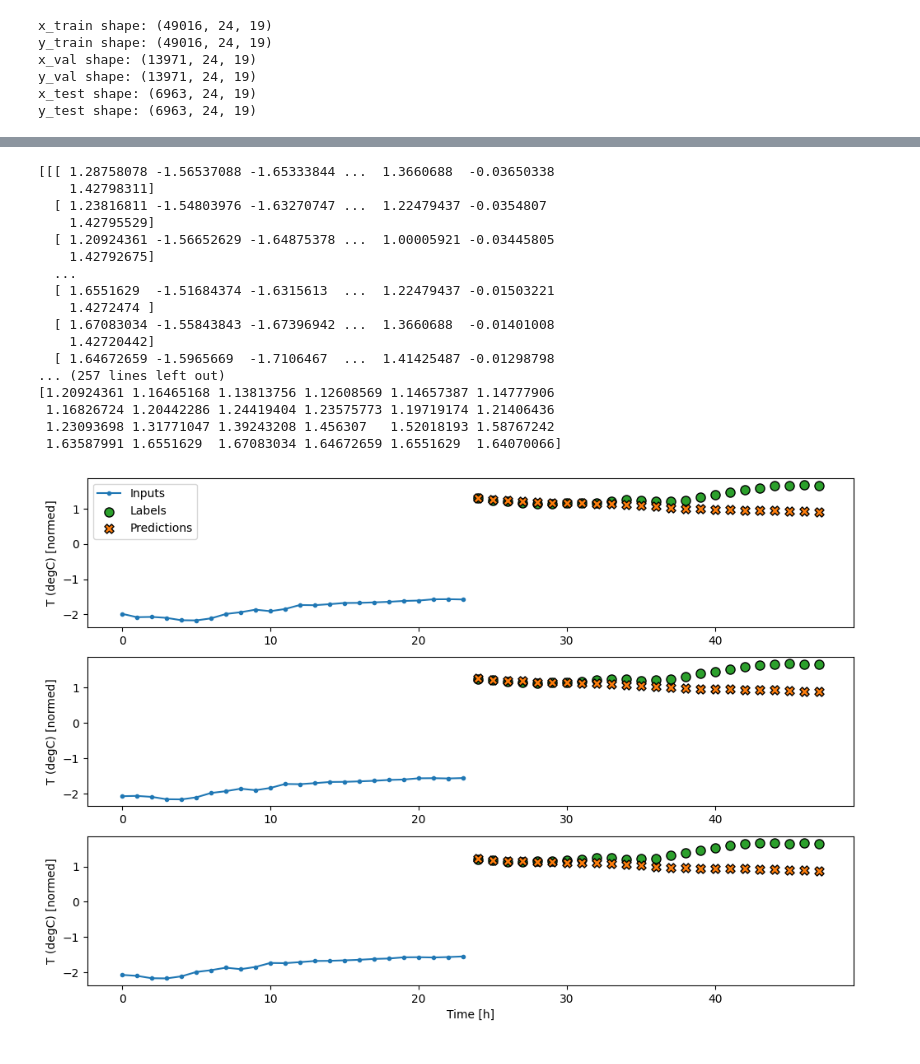
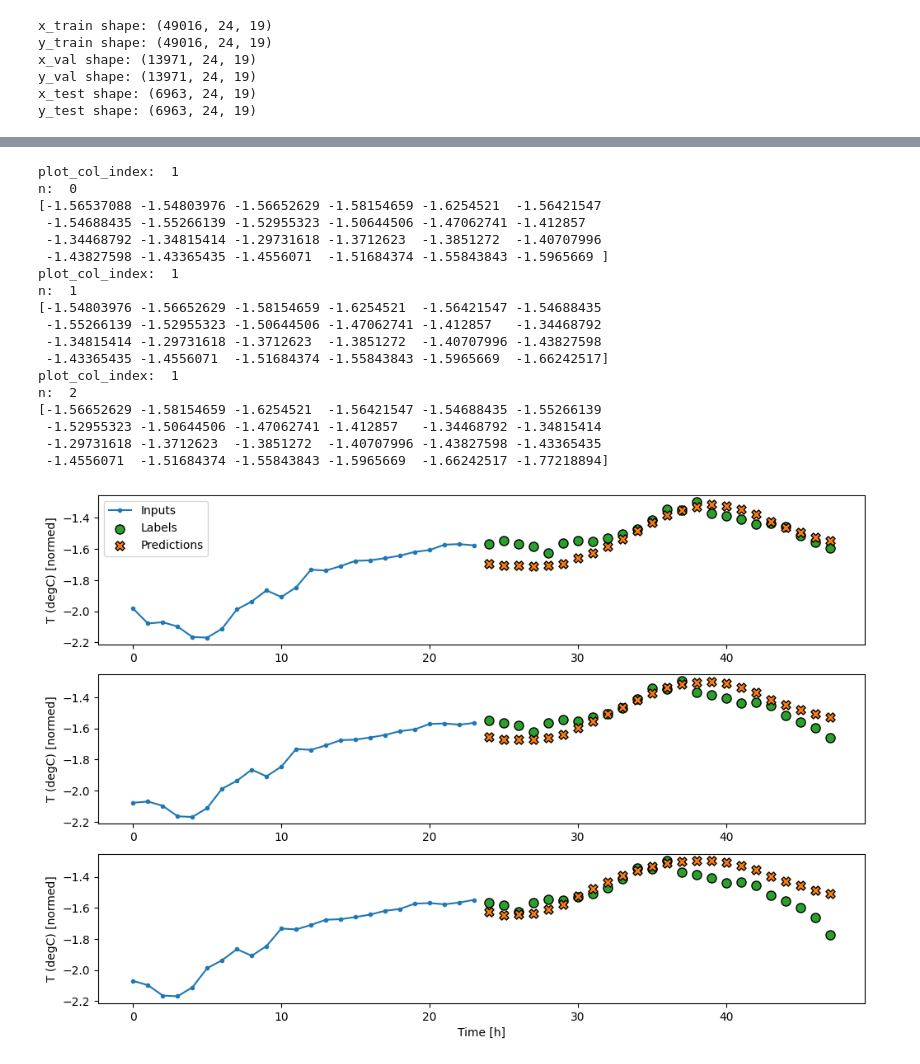
Before and after one commit to bmw-ece-ntust/internship, a Jupyter notebook: jupyternotebook/study_tensorflow/test3c.ipynb, the cells around one changed output, grey strips where cells are left out. Cells and saved outputs as stored; diff of their text form; code cells hidden in the pictures.

```diff
--- a/jupyternotebook/study_tensorflow/test3c.ipynb
+++ b/jupyternotebook/study_tensorflow/test3c.ipynb
@@ -281,6 +251,9 @@ def plot(inputs, labels, model=None, plot_col='T (degC)', max_subplots=3,
         # Check if label_columns is specified, to find the corresponding label column index
         if label_columns:
             label_col_index = label_columns_indices.get(plot_col, None)
+            print("label_columns_indices", label_columns_indices)
+            print(label_col_index)
+            print("asdfasdf")
         else:
             # If not specified, use the same index as the input column
             label_col_index = plot_col_index
@@ -289,7 +262,6 @@ def plot(inputs, labels, model=None, plot_col='T (degC)', max_subplots=3,
         if label_col_index is None:
             continue
         # Plot the labels data as scatter plot
-        print(labels)
         print("plot_col_index: ", plot_col_index)
         print("n: ", n)
         if labels is not None:
@@ -298,49 +270,50 @@ def plot(inputs, labels, model=None, plot_col='T (degC)', max_subplots=3,
                         edgecolors='k', label='Labels', c='#2ca02c', s=64)
         # If a model is provided, use it to make predictions and plot them
         if model is not None:
             predictions = model(inputs)
             plt.scatter(label_indices, predictions[n, :, label_col_index],
                         marker='X', edgecolors='k', label='Predictions',
                         c='#ff7f0e', s=64)
 
         # Add a legend to the first subplot only for clarity
         if n == 0:
             plt.legend()
 
     # Set the label for the x-axis
     plt.xlabel('Time [h]')
     plt.show()
 
 # Contoh penggunaan fungsi plot
 input_indices = np.arange(total_window_size)[input_slice]
 label_indices = np.arange(total_window_size)[labels_slice]
-label_columns = ['T (degC)']
+label_columns = None
 if label_columns is not None:
     # Create a dictionary mapping label names to their indices in the dataframe
     label_columns_indices = {name: i for i, name in
                                 enumerate(label_columns)}
 # Create a dictionary mapping all column names to their indices in the dataframe
 column_indices = {name: i for i, name in
                         enumerate(train_df.columns)}
 plot(inputs=x_train[:,:,:], labels=y_train, model=multi_lstm_model, plot_col='T (degC)',
      max_subplots=3, input_indices=input_indices, label_indices=label_indices,
      column_indices=column_indices, label_columns=label_columns, label_columns_indices=label_columns_indices)
 # %% [output]
-[[[ 1.28758078 -1.56537088 -1.65333844 ...  1.3660688  -0.03650338
-    1.42798311]
-  [ 1.23816811 -1.54803976 -1.63270747 ...  1.22479437 -0.0354807
-    1.42795529]
-  [ 1.20924361 -1.56652629 -1.64875378 ...  1.00005921 -0.03445805
-    1.42792675]
-  ...
-  [ 1.6551629  -1.51684374 -1.6315613  ...  1.22479437 -0.01503221
-    1.4272474 ]
-  [ 1.67083034 -1.55843843 -1.67396942 ...  1.3660688  -0.01401008
-    1.42720442]
-  [ 1.64672659 -1.5965669  -1.7106467  ...  1.41425487 -0.01298798
-... (257 lines left out)
-[1.20924361 1.16465168 1.13813756 1.12608569 1.14657387 1.14777906
- 1.16826724 1.20442286 1.24419404 1.23575773 1.19719174 1.21406436
- 1.23093698 1.31771047 1.39243208 1.456307   1.52018193 1.58767242
- 1.63587991 1.6551629  1.67083034 1.64672659 1.6551629  1.64070066]
+plot_col_index:  1
+n:  0
+[-1.56537088 -1.54803976 -1.56652629 -1.58154659 -1.6254521  -1.56421547
+ -1.54688435 -1.55266139 -1.52955323 -1.50644506 -1.47062741 -1.412857
+ -1.34468792 -1.34815414 -1.29731618 -1.3712623  -1.3851272  -1.40707996
+ -1.43827598 -1.43365435 -1.4556071  -1.51684374 -1.55843843 -1.5965669 ]
+plot_col_index:  1
+n:  1
+[-1.54803976 -1.56652629 -1.58154659 -1.6254521  -1.56421547 -1.54688435
+ -1.55266139 -1.52955323 -1.50644506 -1.47062741 -1.412857   -1.34468792
+ -1.34815414 -1.29731618 -1.3712623  -1.3851272  -1.40707996 -1.43827598
+ -1.43365435 -1.4556071  -1.51684374 -1.55843843 -1.5965669  -1.66242517]
+plot_col_index:  1
+n:  2
+[-1.56652629 -1.58154659 -1.6254521  -1.56421547 -1.54688435 -1.55266139
+ -1.52955323 -1.50644506 -1.47062741 -1.412857   -1.34468792 -1.34815414
+ -1.29731618 -1.3712623  -1.3851272  -1.40707996 -1.43827598 -1.43365435
+ -1.4556071  -1.51684374 -1.55843843 -1.5965669  -1.66242517 -1.77218894]
-[figure, old version]
+[figure, new version]
```
Also changed, not shown: parts of 2 cells of this notebook.
